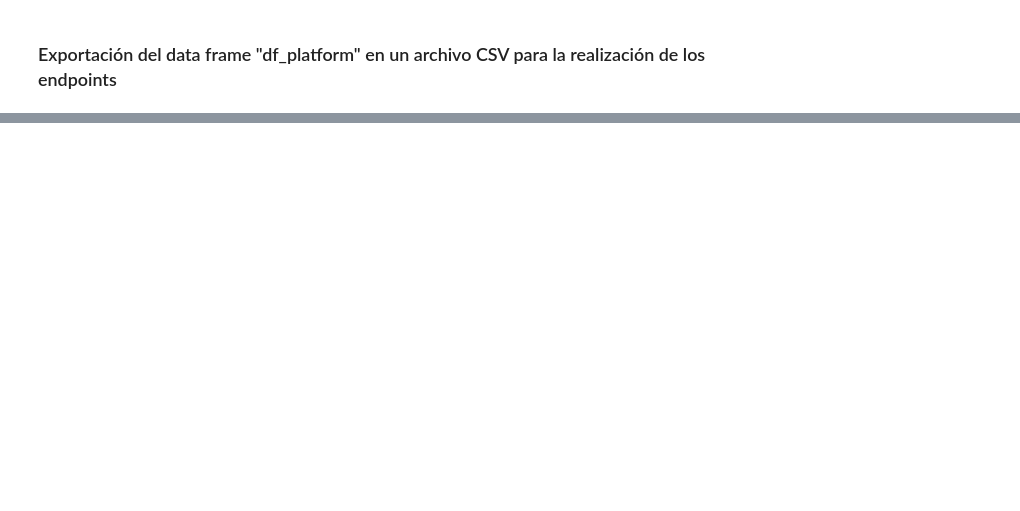
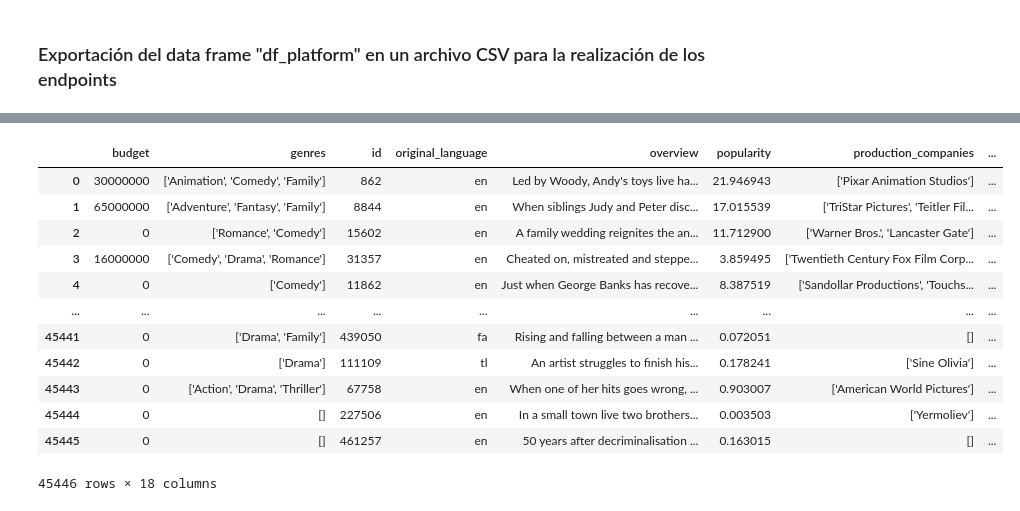
Before and after one commit to JersonGB22/ProyectoIndividual1_MLOps_IMDb, a Jupyter notebook: Transformaciones.ipynb, the cells around one changed output, grey strips where cells are left out. Cells and saved outputs as stored; diff of their text form; code cells hidden in the pictures; blank space fills up the shorter version.

```diff
--- a/Transformaciones.ipynb
+++ b/Transformaciones.ipynb
@@ -234,0 +241,17 @@ df_movie.to_csv("movie_transformation.csv",index=False)
+# %%
+df=pd.read_csv(r"https://raw.githubusercontent.com/JersonGB22/ProyectoIndividual1_Henry/main/Datasets/movie_transformation.csv")
+df
+# %% [output]
+|  | budget | genres | id | original_language | overview | popularity | production_companies | ... |
+| 0 | 30000000 | ['Animation', 'Comedy', 'Family'] | 862 | en | Led by Woody, Andy's toys live ha... | 21.946943 | ['Pixar Animation Studios'] | ... |
+| 1 | 65000000 | ['Adventure', 'Fantasy', 'Family'] | 8844 | en | When siblings Judy and Peter disc... | 17.015539 | ['TriStar Pictures', 'Teitler Fil... | ... |
+| 2 | 0 | ['Romance', 'Comedy'] | 15602 | en | A family wedding reignites the an... | 11.712900 | ['Warner Bros.', 'Lancaster Gate'] | ... |
+| 3 | 16000000 | ['Comedy', 'Drama', 'Romance'] | 31357 | en | Cheated on, mistreated and steppe... | 3.859495 | ['Twentieth Century Fox Film Corp... | ... |
+| 4 | 0 | ['Comedy'] | 11862 | en | Just when George Banks has recove... | 8.387519 | ['Sandollar Productions', 'Touchs... | ... |
+| ... | ... | ... | ... | ... | ... | ... | ... | ... |
+| 45441 | 0 | ['Drama', 'Family'] | 439050 | fa | Rising and falling between a man ... | 0.072051 | [] | ... |
+| 45442 | 0 | ['Drama'] | 111109 | tl | An artist struggles to finish his... | 0.178241 | ['Sine Olivia'] | ... |
+| 45443 | 0 | ['Action', 'Drama', 'Thriller'] | 67758 | en | When one of her hits goes wrong, ... | 0.903007 | ['American World Pictures'] | ... |
+| 45444 | 0 | [] | 227506 | en | In a small town live two brothers... | 0.003503 | ['Yermoliev'] | ... |
+| 45445 | 0 | [] | 461257 | en | 50 years after decriminalisation ... | 0.163015 | [] | ... |
+45446 rows × 18 columns
```
Also changed, not shown: parts of 15 cells of this notebook, 2 other files.
